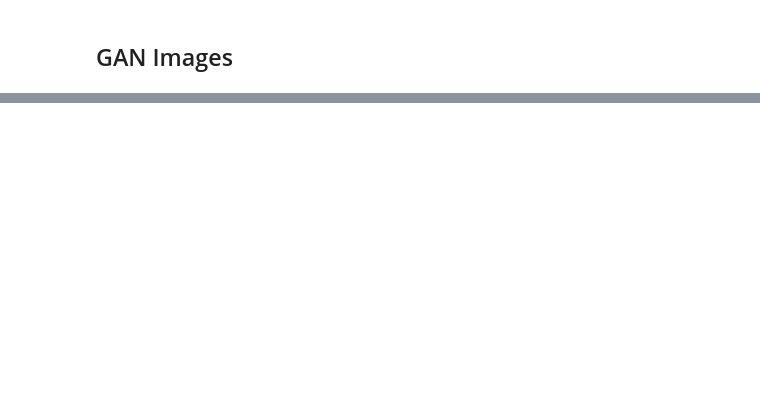
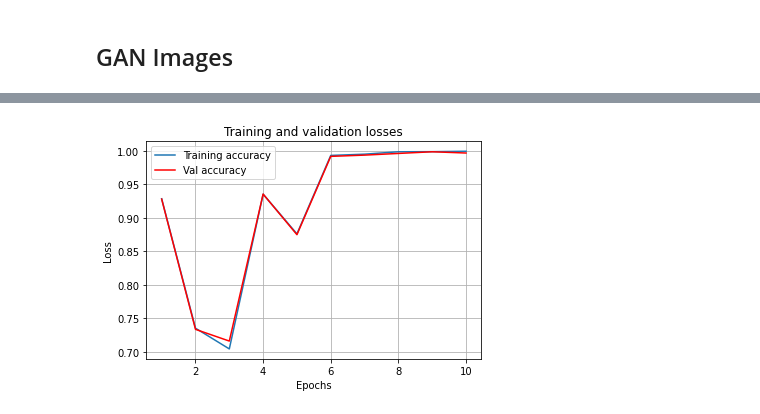
Before and after one commit to joaomsimoes/PPAI, a Jupyter notebook: classification_CrossEntropyLoss.ipynb, the cells around one changed output, grey strips where cells are left out. Cells and saved outputs as stored; diff of their text form; code cells hidden in the pictures; blank space fills up the shorter version.

```diff
--- a/classification_CrossEntropyLoss.ipynb
+++ b/classification_CrossEntropyLoss.ipynb
@@ -278,14 +320,14 @@ for epoch in range(num_epochs):
 # %%
-import matplotlib.pyplot as plt
-
 epochs = np.arange(num_epochs)+1
 
-plt.plot(epochs, train_losses, label='Training loss')
-plt.plot(epochs, train_accuracies, 'r', label='Training accuracy')
+plt.plot(epochs, train_accuracies, label='Training accuracy')
+plt.plot(epochs, val_accuracies, 'r', label='Val accuracy')
 
-plt.title('Training and validation accuracy')
+plt.title('Training and validation losses')
 plt.xlabel('Epochs')
 plt.ylabel('Loss')
 plt.legend()
 plt.grid('off')
 plt.show()
+# %% [output]
+[figure, added]
```
Also changed, not shown: parts of 35 cells of this notebook, 2 other files.
